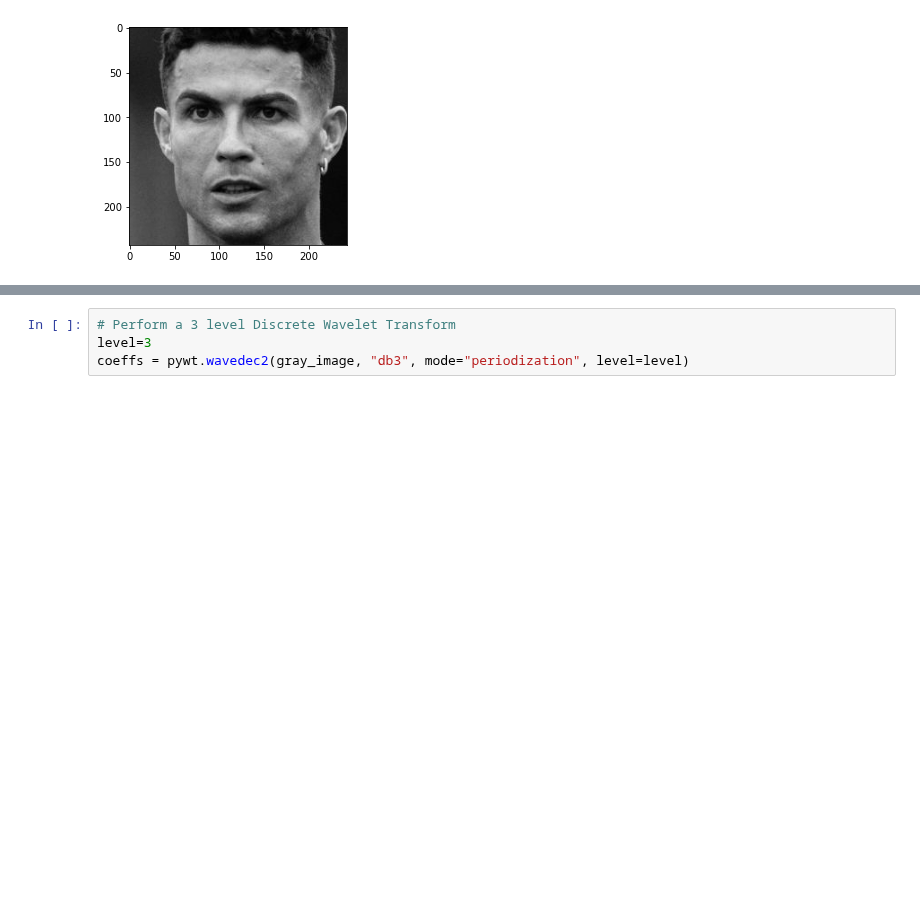
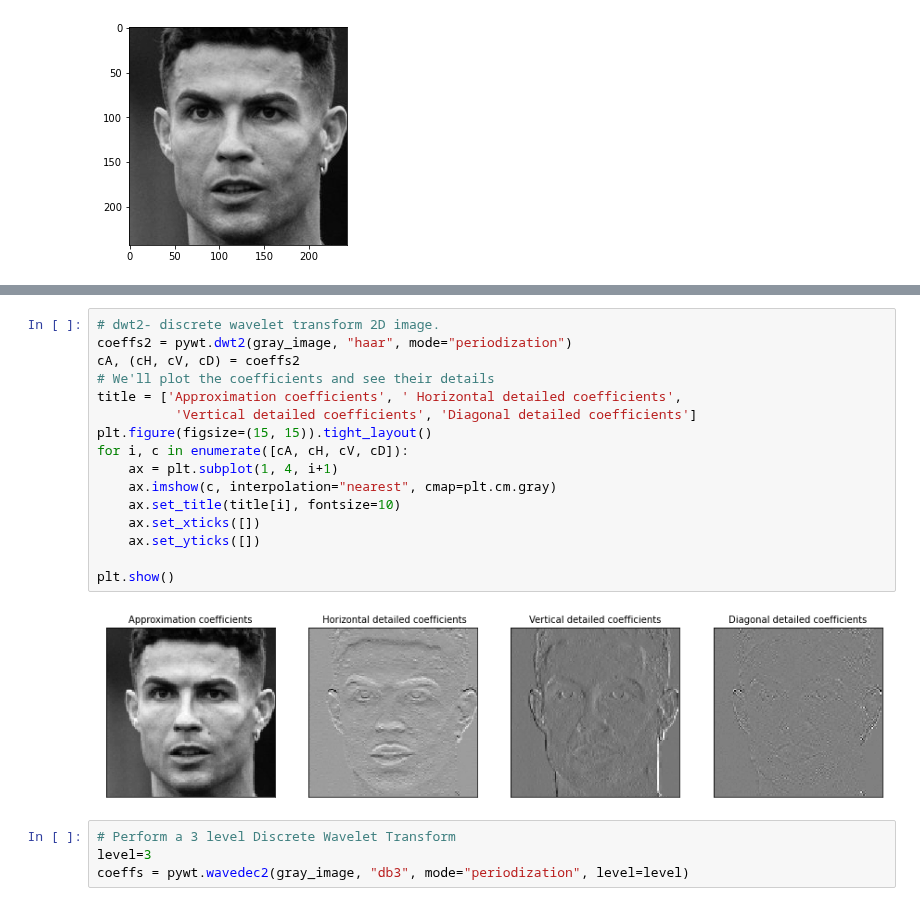
Before and after one commit to ifunanyaScript/FootballStars-image-classification, a Jupyter notebook: notebooks/feature_engineering.ipynb, the cells around one changed output, grey strips where cells are left out. Saved outputs shown, nothing was run; the diff lists cells and outputs as text; blank space fills up the shorter version.

```diff
--- a/notebooks/feature_engineering.ipynb
+++ b/notebooks/feature_engineering.ipynb
@@ -28,3 +32,21 @@ plt.imshow(gray_image, cmap=plt.cm.gray)
+# %%
+# dwt2- discrete wavelet transform 2D image.
+coeffs2 = pywt.dwt2(gray_image, "haar", mode="periodization")
+cA, (cH, cV, cD) = coeffs2
+# We'll plot the coefficients and see their details
+title = ['Approximation coefficients', ' Horizontal detailed coefficients',
+          'Vertical detailed coefficients', 'Diagonal detailed coefficients']
+plt.figure(figsize=(15, 15)).tight_layout()
+for i, c in enumerate([cA, cH, cV, cD]):
+    ax = plt.subplot(1, 4, i+1)
+    ax.imshow(c, interpolation="nearest", cmap=plt.cm.gray)
+    ax.set_title(title[i], fontsize=10)
+    ax.set_xticks([])
+    ax.set_yticks([])
+
+plt.show()
+# %% [output]
+[figure, added]
 # %%
 # Perform a 3 level Discrete Wavelet Transform
 level=3
```
Also changed, not shown: parts of 3 cells of this notebook.
